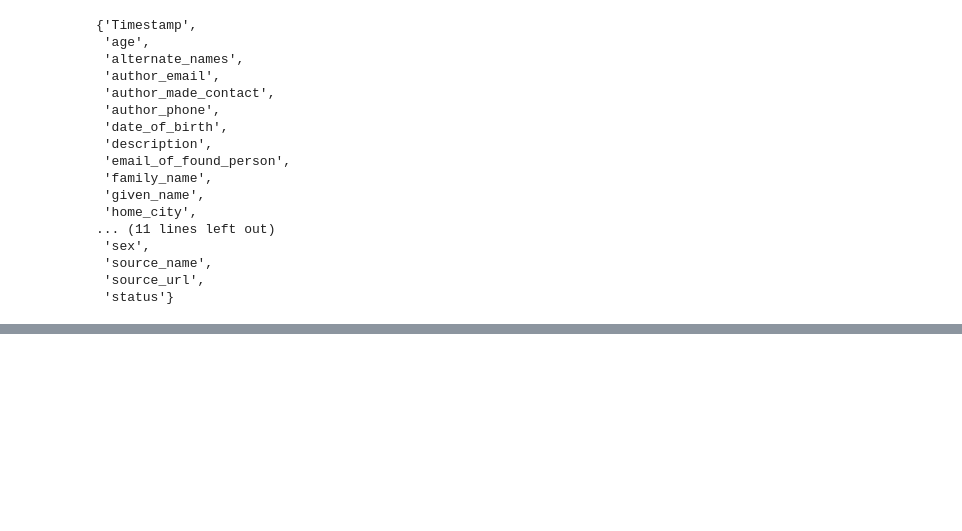
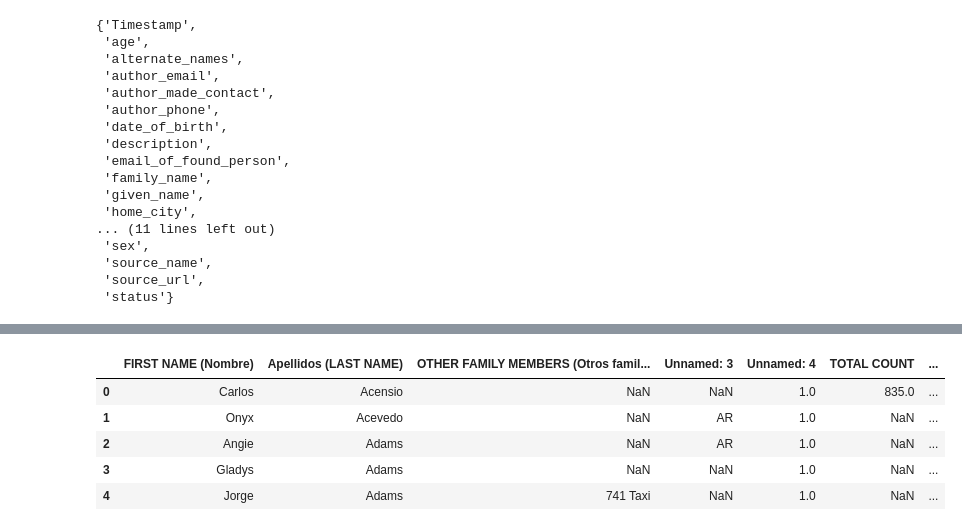
Before and after one commit to karmacelina/mtb_snail_uploads, a Jupyter notebook: notebooks/Untitled.ipynb, the cells around one changed output, grey strips where cells are left out. Drawn from its saved outputs; the diff is of its cells as text; code cells hidden in the pictures; blank space fills up the shorter version.

```diff
--- a/notebooks/Untitled.ipynb
+++ b/notebooks/Untitled.ipynb
@@ -153,0 +179,13 @@ DF.head()
+# %%
+df_new = pd.read_csv('/Users/lauram/Downloads/Vieques Safe List - Current - Sheet1.csv')
+# %%
+df_new['full_name'] = df_new['FIRST NAME (Nombre)'].str.cat(df_new['Apellidos (LAST NAME)'],sep = ' ', na_rep = '')
+# %%
+df_new.head()
+# %% [output]
+|  | FIRST NAME (Nombre) | Apellidos (LAST NAME) | OTHER FAMILY MEMBERS (Otros famil... | Unnamed: 3 | Unnamed: 4 | TOTAL COUNT | ... |
+| 0 | Carlos | Acensio | NaN | NaN | 1.0 | 835.0 | ... |
+| 1 | Onyx | Acevedo | NaN | AR | 1.0 | NaN | ... |
+| 2 | Angie | Adams | NaN | AR | 1.0 | NaN | ... |
+| 3 | Gladys | Adams | NaN | NaN | 1.0 | NaN | ... |
+| 4 | Jorge | Adams | 741 Taxi | NaN | 1.0 | NaN | ... |
```
Also changed, not shown: parts of 24 cells of this notebook.
